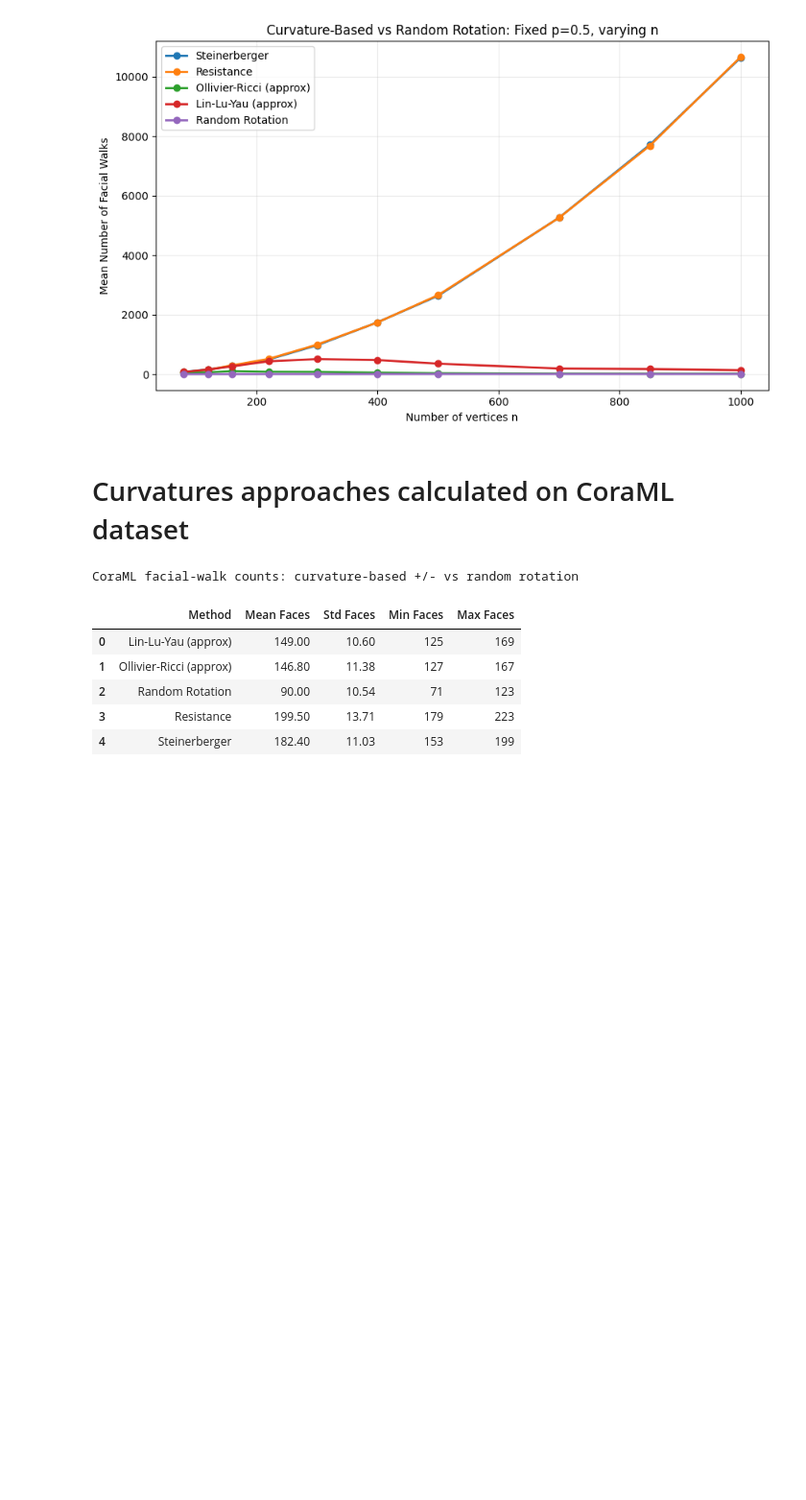
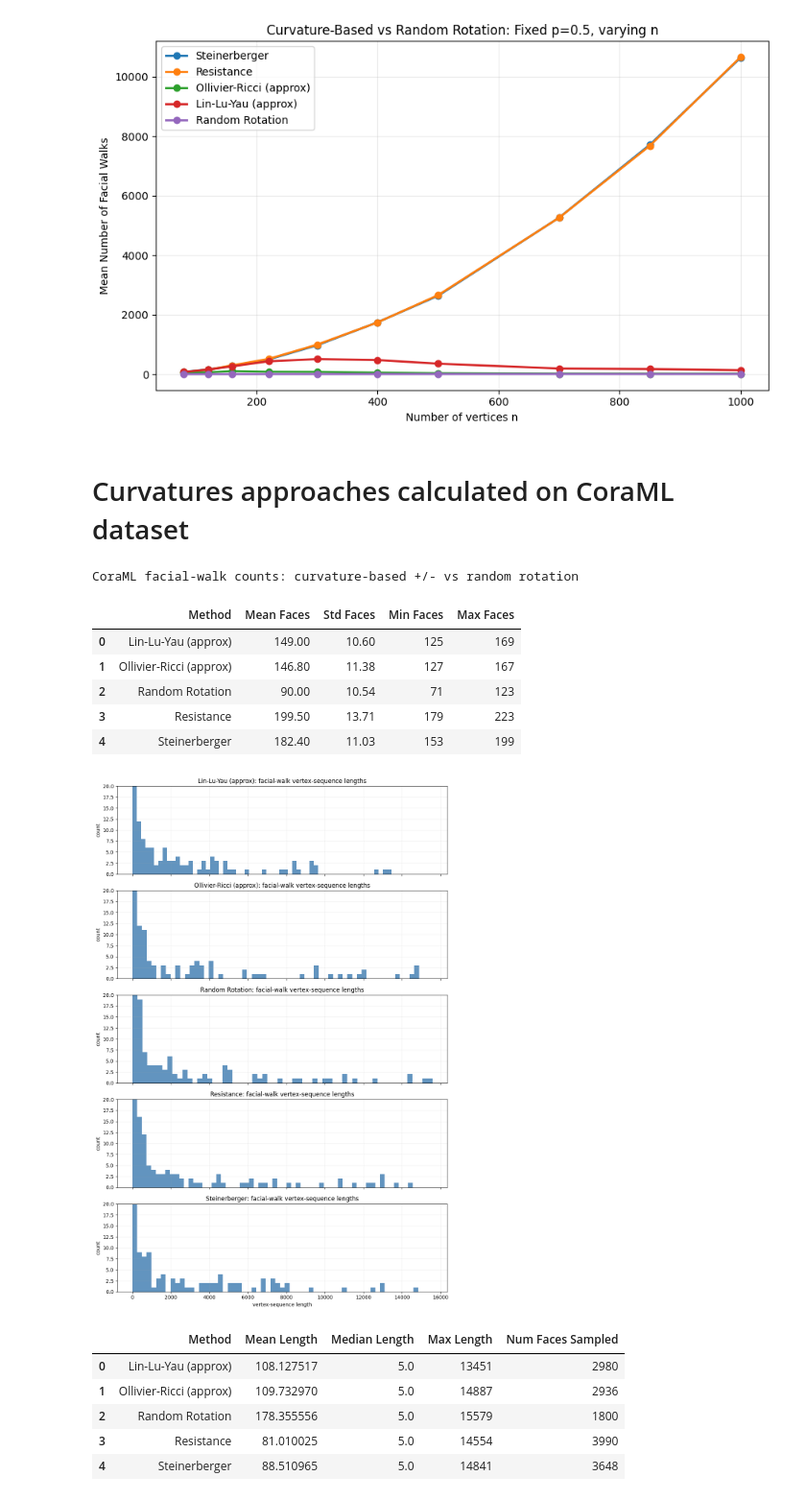
Before and after one commit to rbmuk/facialgen, a Jupyter notebook: gnp_genus_experiments.ipynb, the cells around one changed output. Shown at 96% size. Drawn from its saved outputs; the diff is of its cells as text; code cells hidden in the pictures; blank space fills up the shorter version.

```diff
--- a/gnp_genus_experiments.ipynb
+++ b/gnp_genus_experiments.ipynb
@@ -386,3 +386,61 @@ CoraML facial-walk counts: curvature-based +/- vs random rotation
 | 2 | Random Rotation | 90.00 | 10.54 | 71 | 123 |
 | 3 | Resistance | 199.50 | 13.71 | 179 | 223 |
 | 4 | Steinerberger | 182.40 | 11.03 | 153 | 199 |
+# %%
+import matplotlib.pyplot as plt
+from facialgen.rotation_systems import dart_face_to_vertex_sequence
+
+length_samples = {}
+
+for method_name, curvature_vec in curvatures.items():
+    method_lengths = []
+    for i in range(num_samples):
+        faces = facial_walks_from_curvature_signs(A_lcc, curvature_vec, sign_samples[i])
+        method_lengths.extend(len(dart_face_to_vertex_sequence(face)) for face in faces)
+    length_samples[method_name] = np.asarray(method_lengths, dtype=int)
+
+rand_rot_rng = np.random.default_rng(404)
+rand_lengths = []
+for i in range(num_samples):
+    rot_rand = random_rotation_system(A_lcc, rng=rand_rot_rng)
+    faces_rand = enumerate_facial_walks_from_rotation(rot_rand)
+    rand_lengths.extend(len(dart_face_to_vertex_sequence(face)) for face in faces_rand)
+length_samples['Random Rotation'] = np.asarray(rand_lengths, dtype=int)
+
+fig, axes = plt.subplots(
+    len(length_samples),
+    1,
+    figsize=(10, 3.0 * len(length_samples)),
+    sharex=True,
+)
+axes = np.atleast_1d(axes)
+
+for ax, (method_name, lengths) in zip(axes, sorted(length_samples.items())):
+    ax.hist(lengths, bins=60, color="steelblue", alpha=0.85)
+    ax.set_title(f"{method_name}: facial-walk vertex-sequence lengths")
+    ax.set_ylabel("count")
+    ax.grid(alpha=0.2)
+    ax.set_ylim(0, 20)
+
+axes[-1].set_xlabel("vertex-sequence length")
+plt.tight_layout()
+plt.show()
+
+display(pd.DataFrame([
+    {
+        "Method": method_name,
+        "Mean Length": float(lengths.mean()),
+        "Median Length": float(np.median(lengths)),
+        "Max Length": int(lengths.max()),
+        "Num Faces Sampled": int(lengths.size),
+    }
+    for method_name, lengths in sorted(length_samples.items())
+]))
+# %% [output]
+[figure, added]
+|  | Method | Mean Length | Median Length | Max Length | Num Faces Sampled |
+| 0 | Lin-Lu-Yau (approx) | 108.127517 | 5.0 | 13451 | 2980 |
+| 1 | Ollivier-Ricci (approx) | 109.732970 | 5.0 | 14887 | 2936 |
+| 2 | Random Rotation | 178.355556 | 5.0 | 15579 | 1800 |
+| 3 | Resistance | 81.010025 | 5.0 | 14554 | 3990 |
+| 4 | Steinerberger | 88.510965 | 5.0 | 14841 | 3648 |
```
Also changed, not shown: 5 other files.
